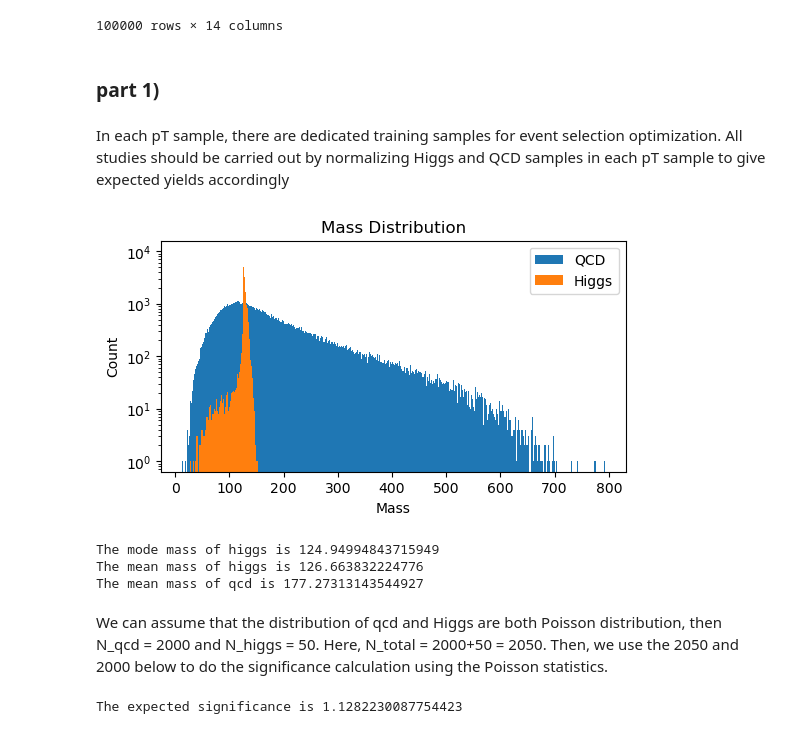
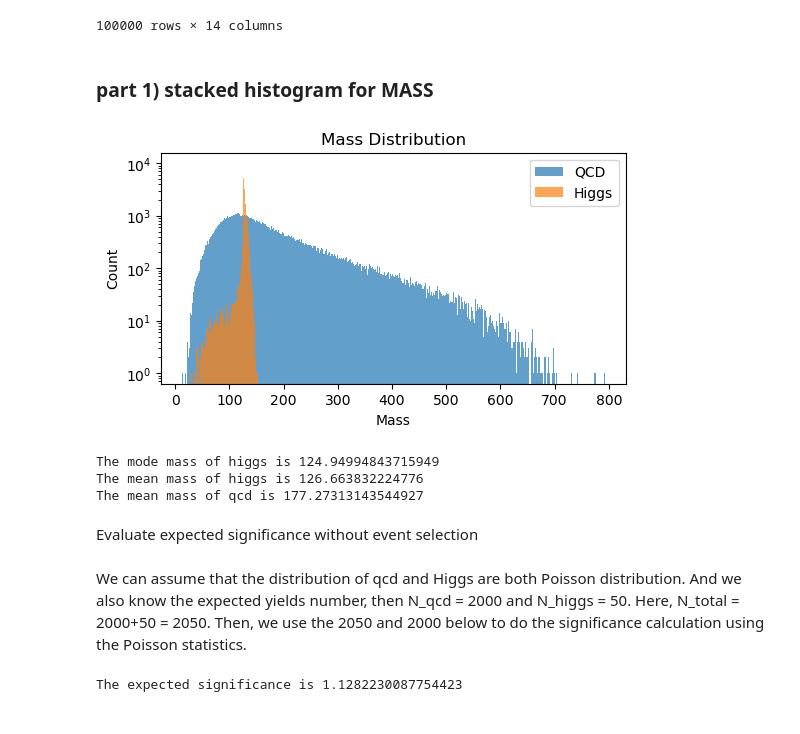
Before and after one commit to taobao99/lab1, a Jupyter notebook: lab7.ipynb, the cells around one changed output. Drawn from its saved outputs; the diff is of its cells as text; code cells hidden in the pictures.

```diff
--- a/lab7.ipynb
+++ b/lab7.ipynb
@@ -67,23 +67,21 @@ table2
 | 99999 | 1137.912157 | 0.549714 | -1.934638 | 135.473349 | 0.020866 | 0.000163 | 17.887665 | 0.005031 | 1.137163 | 0.926213 | 0.904575 | ... |
 100000 rows × 14 columns
 # %% [markdown]
-### part 1)
+### part 1) stacked histogram for MASS
-# %% [markdown]
-In each pT sample, there are dedicated training samples for event selection optimization. All studies should be carried out by normalizing Higgs and QCD samples in each pT sample to give expected yields accordingly
 # %%
 higgs_mass = higgs_data[:,3]
 qcd_mass = qcd_data[:,3]
 # a stacked histogram plot for the mass variable
-plt.hist(qcd_mass, bins = 500, label = 'QCD')
-plt.hist(higgs_mass, bins = 500, label = 'Higgs')
+plt.hist(qcd_mass, bins = 500,alpha = 0.7, label = 'QCD')
+plt.hist(higgs_mass, bins = 500,alpha = 0.7, label = 'Higgs')
 plt.xlabel('Mass')
 plt.ylabel('Count')
 plt.yscale('log')
 plt.title('Mass Distribution')
 plt.legend(loc = 'best')
 plt.show()
 # %% [output]
-[figure, old version]
+[figure, new version]
 # %%
 higgs_hist = np.histogram(higgs_mass, bins = 200, weights = 50 * np.ones(len(higgs_mass)) / len(higgs_mass))
 higgs_mode = higgs_hist[1][np.where(higgs_hist[0] == higgs_hist[0].max())]
@@ -98,6 +96,8 @@ print('The mean mass of qcd is', mu2)
 The mode mass of higgs is 124.94994843715949
 The mean mass of higgs is 126.663832224776
 The mean mass of qcd is 177.27313143544927
+# %% [markdown]
+Evaluate expected significance without event selection
 # %% [markdown]
-We can assume that the distribution of qcd and Higgs are both Poisson distribution, then N_qcd = 2000 and N_higgs = 50. Here, N_total = 2000+50 = 2050. Then, we use the 2050 and 2000 below to do the significance calculation using the Poisson statistics.
+We can assume that the distribution of qcd and Higgs are both Poisson distribution. And we also know the expected yields number, then N_qcd = 2000 and N_higgs = 50. Here, N_total = 2000+50 = 2050. Then, we use the 2050 and 2000 below to do the significance calculation using the Poisson statistics.
 # %%
```
Also changed, not shown: parts of 75 cells of this notebook.
